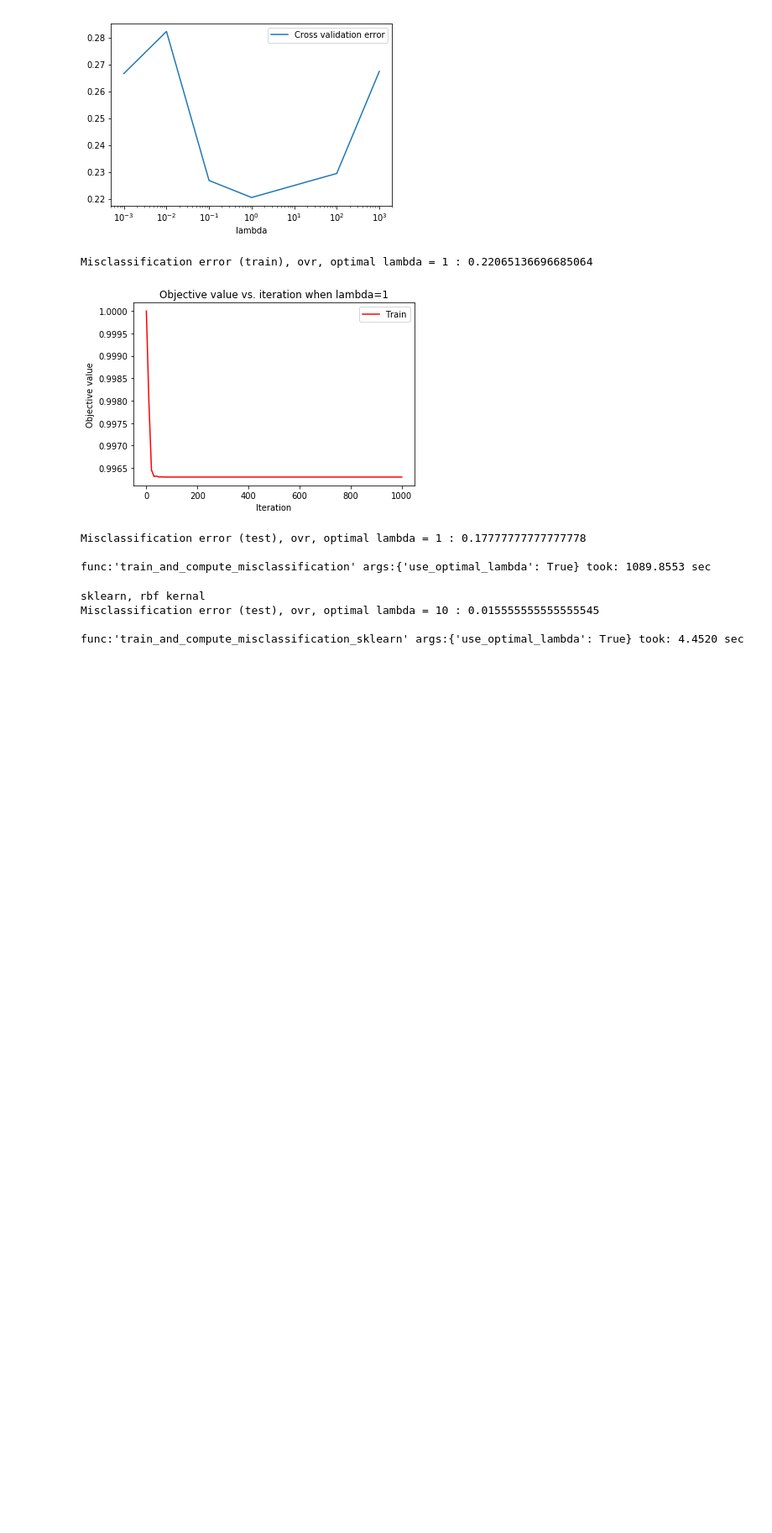
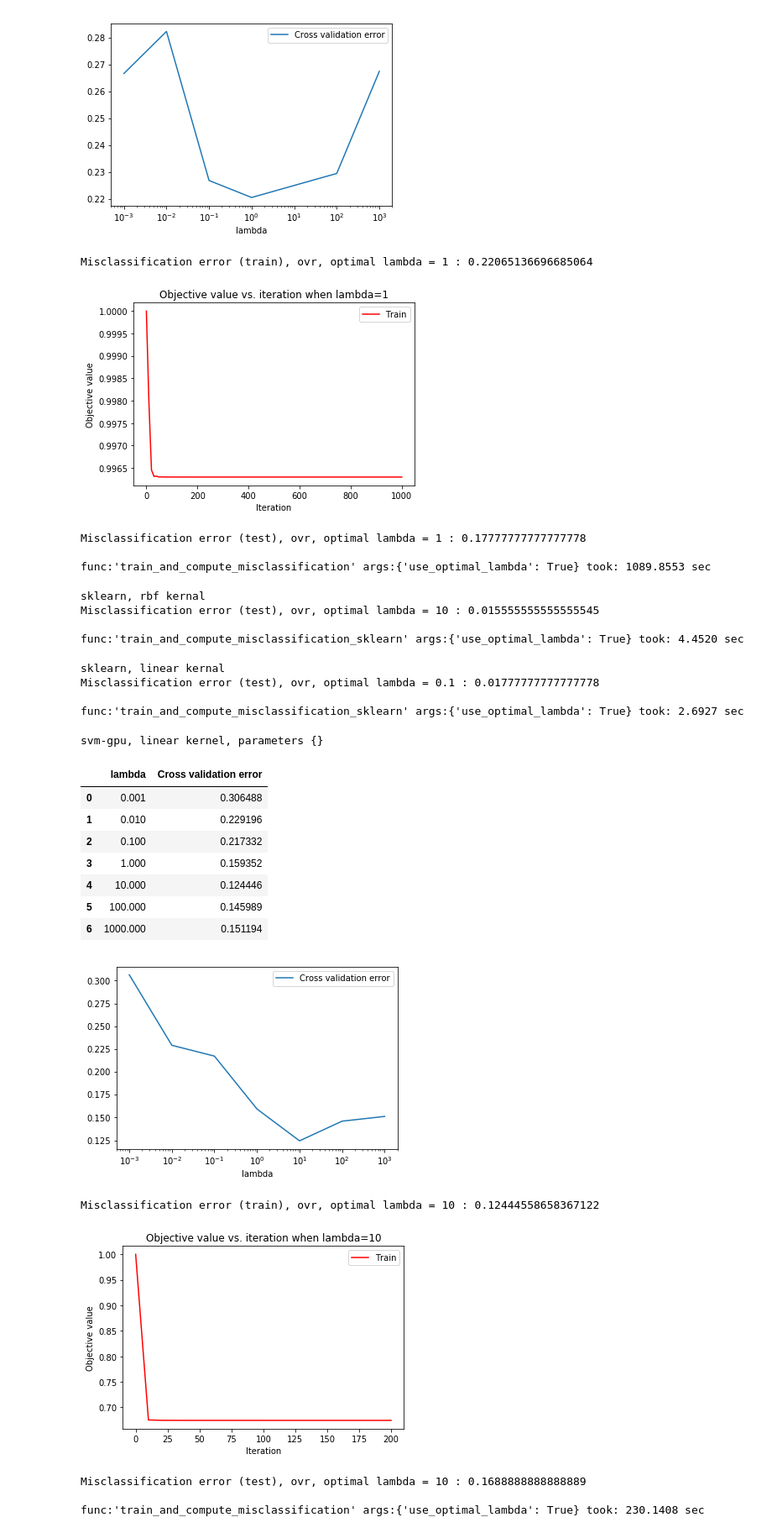
Before and after one commit to murtazajafferji/svm-gpu, a Jupyter notebook: demo.ipynb, the cells around one changed output. Shown at 84% size. Drawn from its saved outputs; the diff is of its cells as text; code cells hidden in the pictures; blank space fills up the shorter version.

```diff
--- a/demo.ipynb
+++ b/demo.ipynb
@@ -212,3 +212,28 @@ sklearn, rbf kernal
 Misclassification error (test), ovr, optimal lambda = 10 : 0.015555555555555545
 
 func:'train_and_compute_misclassification_sklearn' args:{'use_optimal_lambda': True} took: 4.4520 sec
+# %%
+train_and_compute_misclassification_sklearn('linear', x_train, y_train, x_test, y_test, use_optimal_lambda=True)
+# %% [output]
+sklearn, linear kernal
+Misclassification error (test), ovr, optimal lambda = 0.1 : 0.01777777777777778
+
+func:'train_and_compute_misclassification_sklearn' args:{'use_optimal_lambda': True} took: 2.6927 sec
+# %%
+train_and_compute_misclassification('linear', {}, 'ovr', x_train, y_train, x_test, y_test, use_optimal_lambda=True)
+# %% [output]
+svm-gpu, linear kernel, parameters {}
+|  | lambda | Cross validation error |
+| 0 | 0.001 | 0.306488 |
+| 1 | 0.010 | 0.229196 |
+| 2 | 0.100 | 0.217332 |
+| 3 | 1.000 | 0.159352 |
+| 4 | 10.000 | 0.124446 |
+| 5 | 100.000 | 0.145989 |
+| 6 | 1000.000 | 0.151194 |
+[figure, added]
+Misclassification error (train), ovr, optimal lambda = 10 : 0.12444558658367122
+[figure, added]
+Misclassification error (test), ovr, optimal lambda = 10 : 0.1688888888888889
+
+func:'train_and_compute_misclassification' args:{'use_optimal_lambda': True} took: 230.1408 sec
```
